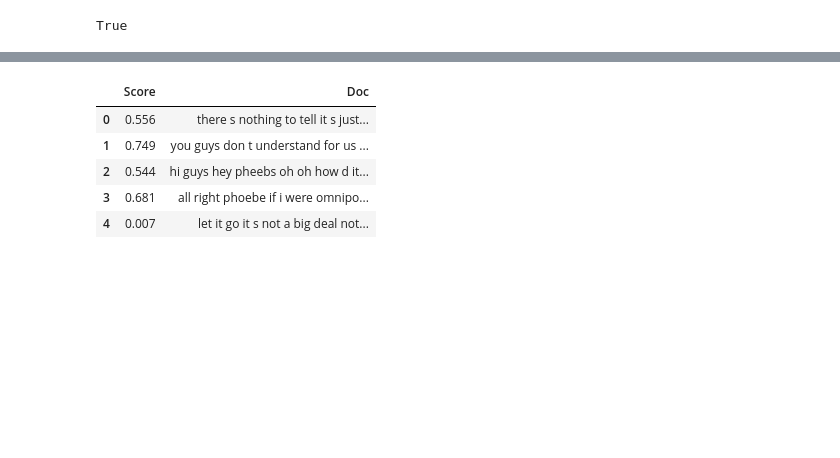
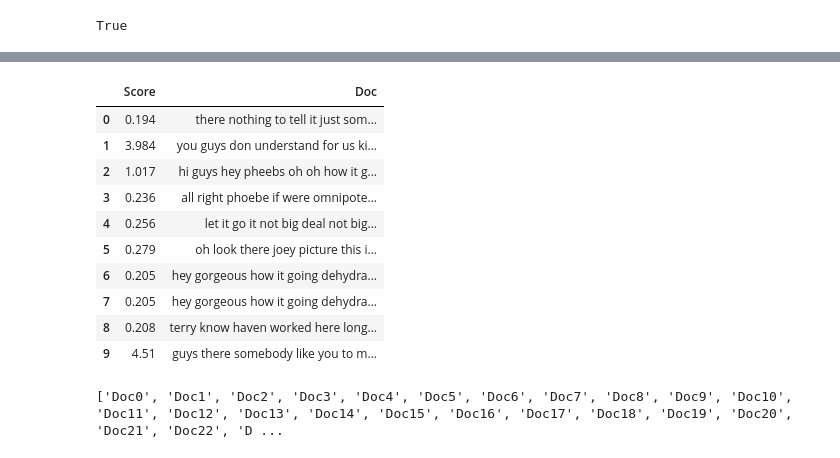
Before and after one commit to apohta/Proyek-STBI-5-1, a Jupyter notebook: Proyek_Dataset_Friends.ipynb, the cells around one changed output, grey strips where cells are left out. Cells and saved outputs as stored; diff of their text form; code cells hidden in the pictures; blank space fills up the shorter version.

```diff
--- a/Proyek_Dataset_Friends.ipynb
+++ b/Proyek_Dataset_Friends.ipynb
@@ -102,4 +117,4 @@ doc_stopwords_trec = [[token for token in kalimat if token not in stopwords.word
 def punctuation(txt):
   result = re.sub(r'[^\w\s]','',txt)
   return result
-df['Dialogue'] = df['Dialogue'].apply(punctuation)
+new_df_without_null['Dialogue'] = new_df_without_null['Dialogue'].apply(punctuation)
@@ -110,6 +125,6 @@ df['Dialogue'][60]
 # %%
 class BM25:
-    def __init__(self, k1=1.5, b=0.75):
+    def __init__(self, k1=1.2, b=0.75):
         self.b = b
         self.k1 = k1
 
@@ -186,39 +201,41 @@ import math
 import json
 import requests
 # %%
-# query = "i think i remember you from yesterday"
-# stopwords = set(['for', 'a', 'of', 'the', 'and', 'to', 'in'])
-# query = [word for word in query.lower().split() if word not in stopwords]
+query = "you guys don't understand for us kissing"
+stopwords = set(['for', 'a', 'of', 'the', 'and', 'to', 'in'])
+query = [word for word in query.lower().split() if word not in stopwords]
 
-# bm25 = BM25()
-# bm25.fit(doc_stopwords_trec)
-# scores = bm25.search(query)
-
-# for score, doc in zip(scores, df['Dialogue']):
-#     score = round(score, 3)
-#     print(str(score) + '\t' + doc)
+bm25 = BM25()
+bm25.fit(doc_stopwords_trec)
+scores = bm25.search(query)
+data1 = []
+data2 =[]
+for score, doc in zip(scores, new_df_without_null['Dialogue']):
+    score = round(score, 3)
+    data1.append(str(score))
+    data2.append(doc)
-# %%
-query = "i think i remember you from yesterday"
-stopwords = set(['for', 'a', 'of', 'the', 'and', 'to', 'in'])
-query = [word for word in query.lower().split() if word not in stopwords]
-
-bm25 = BM25()
-bm25.fit(doc_stopwords_trec)
-scores = bm25.search(query)
-data1 = []
-data2 =[]
-for score, doc in zip(scores, df['Dialogue']):
-    score = round(score, 3)
-    data1.append(str(score))
-    data2.append(doc)
 # %%
 data4 = pd.DataFrame({'Score':data1,'Doc':data2})
 # %%
-data4.head()
+data4.head(10)
 # %% [output]
 |  | Score | Doc |
-| 0 | 0.556 | there s nothing to tell it s just... |
-| 1 | 0.749 | you guys don t understand for us ... |
-| 2 | 0.544 | hi guys hey pheebs oh oh how d it... |
-| 3 | 0.681 | all right phoebe if i were omnipo... |
-| 4 | 0.007 | let it go it s not a big deal not... |
+| 0 | 0.194 | there nothing to tell it just som... |
+| 1 | 3.984 | you guys don understand for us ki... |
+| 2 | 1.017 | hi guys hey pheebs oh oh how it g... |
+| 3 | 0.236 | all right phoebe if were omnipote... |
+| 4 | 0.256 | let it go it not big deal not big... |
+| 5 | 0.279 | oh look there joey picture this i... |
+| 6 | 0.205 | hey gorgeous how it going dehydra... |
+| 7 | 0.205 | hey gorgeous how it going dehydra... |
+| 8 | 0.208 | terry know haven worked here long... |
+| 9 | 4.51 | guys there somebody like you to m... |
+# %%
+data_1 = []
+for i in range(len(data4['Doc'])):
+  i = str(i)
+  data_1.append('Doc'+i)
+print(data_1)
+data4['doc_id'] = data_1
+# %% [output]
+['Doc0', 'Doc1', 'Doc2', 'Doc3', 'Doc4', 'Doc5', 'Doc6', 'Doc7', 'Doc8', 'Doc9', 'Doc10', 'Doc11', 'Doc12', 'Doc13', 'Doc14', 'Doc15', 'Doc16', 'Doc17', 'Doc18', 'Doc19', 'Doc20', 'Doc21', 'Doc22', 'D ...
```
Also changed, not shown: parts of 9 cells of this notebook, 1 other file.
